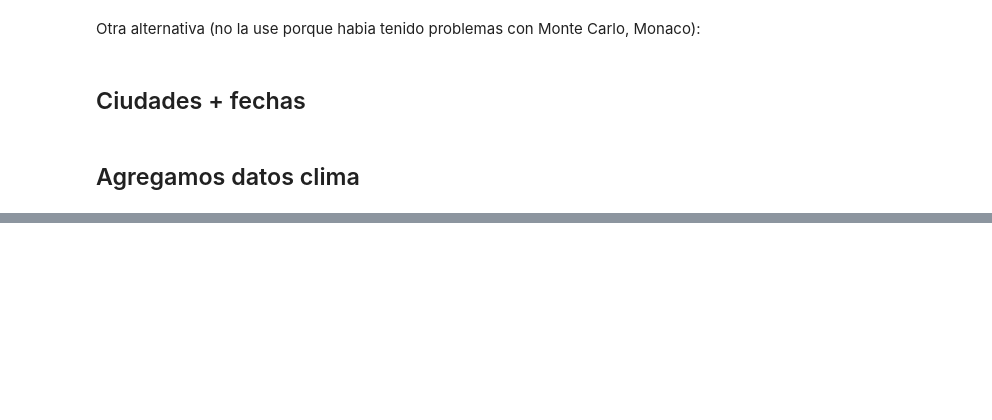
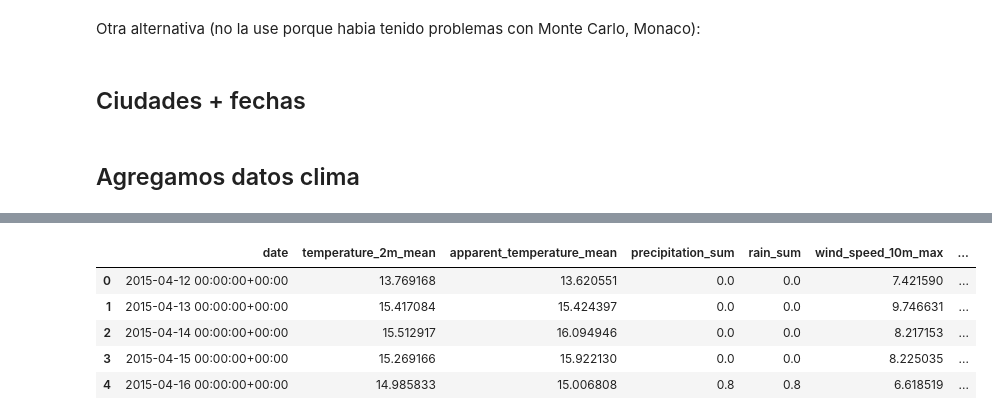
Before and after one commit to ichiP245/my-next-soderling, a Jupyter notebook: Notebooks/AddingWeather.ipynb, the cells around one changed output, grey strips where cells are left out. Drawn from its saved outputs; the diff is of its cells as text; code cells hidden in the pictures; blank space fills up the shorter version.

```diff
--- a/Notebooks/AddingWeather.ipynb
+++ b/Notebooks/AddingWeather.ipynb
@@ -138,0 +290,9 @@ df_date_city = df[['Ciudad', 'Fecha', 'lat', 'lon']].drop_duplicates()
+# %%
+daily_dataframe.head()
+# %% [output]
+|  | date | temperature_2m_mean | apparent_temperature_mean | precipitation_sum | rain_sum | wind_speed_10m_max | ... |
+| 0 | 2015-04-12 00:00:00+00:00 | 13.769168 | 13.620551 | 0.0 | 0.0 | 7.421590 | ... |
+| 1 | 2015-04-13 00:00:00+00:00 | 15.417084 | 15.424397 | 0.0 | 0.0 | 9.746631 | ... |
+| 2 | 2015-04-14 00:00:00+00:00 | 15.512917 | 16.094946 | 0.0 | 0.0 | 8.217153 | ... |
+| 3 | 2015-04-15 00:00:00+00:00 | 15.269166 | 15.922130 | 0.0 | 0.0 | 8.225035 | ... |
+| 4 | 2015-04-16 00:00:00+00:00 | 14.985833 | 15.006808 | 0.8 | 0.8 | 6.618519 | ... |
```
Also changed, not shown: parts of 5 cells of this notebook.
